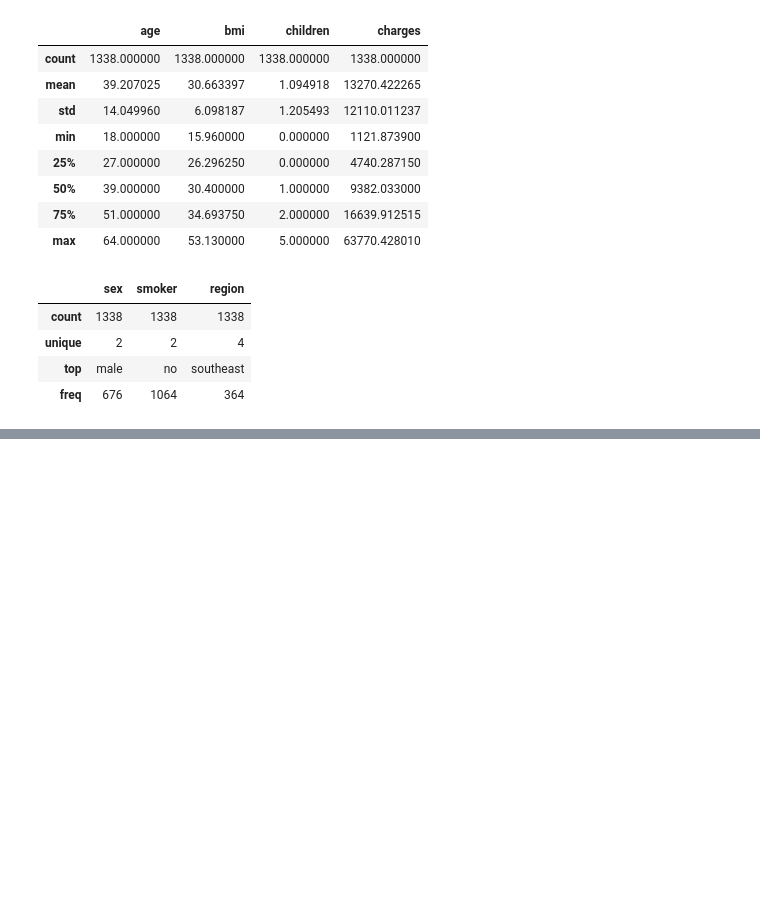
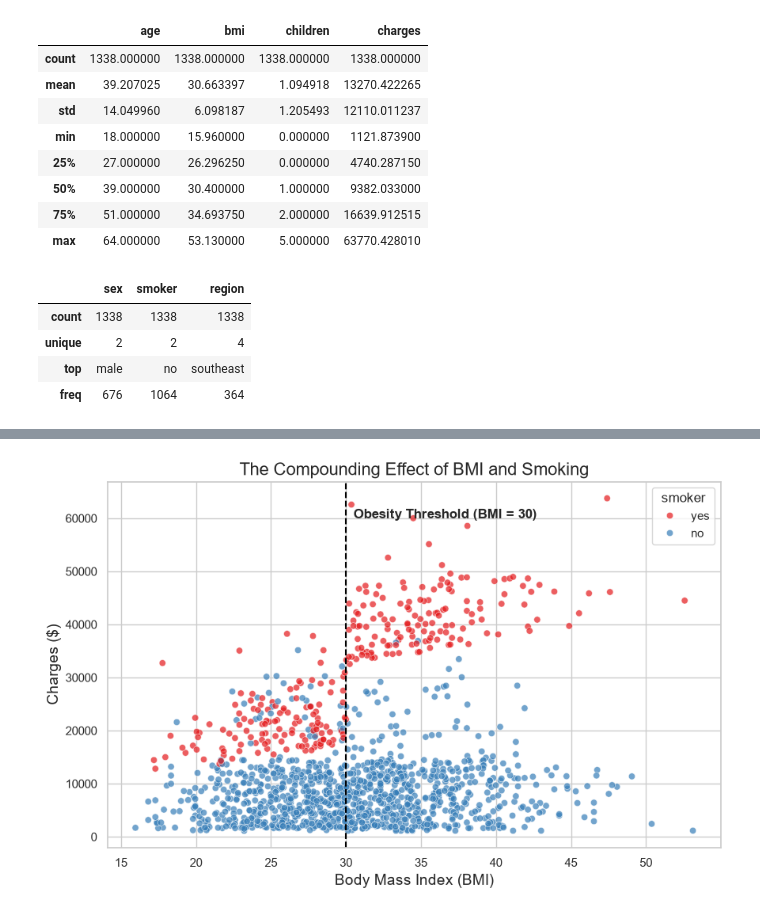
Before and after one commit to Saikrishna-dev-oss/medical-insurance-predictor, a Jupyter notebook: notebooks/data_exploration.ipynb, the cells around one changed output, grey strips where cells are left out. Saved outputs shown, nothing was run; the diff lists cells and outputs as text; code cells hidden in the pictures; blank space fills up the shorter version.

```diff
--- a/notebooks/data_exploration.ipynb
+++ b/notebooks/data_exploration.ipynb
@@ -56,0 +91,15 @@ df.describe(include=['str'])
+# %%
+plt.figure(figsize = (10, 6))
+
+sns.scatterplot(x = 'bmi', y = 'charges', hue = 'smoker', data=df, palette='Set1', alpha = 0.7)
+
+plt.axvline(x=30, color = 'black', linestyle = '--', linewidth = 1.5)
+plt.text(30.5, 60000, 'Obesity Threshold (BMI = 30)', fontsize = 12, fontweight = 'bold')
+
+plt.title('The Compounding Effect of BMI and Smoking', fontsize=16)
+plt.xlabel('Body Mass Index (BMI)', fontsize=14)
+plt.ylabel('Charges ($)', fontsize=14)
+
+plt.show()
+# %% [output]
+[figure, added]
```
Also changed, not shown: parts of 8 cells of this notebook.
